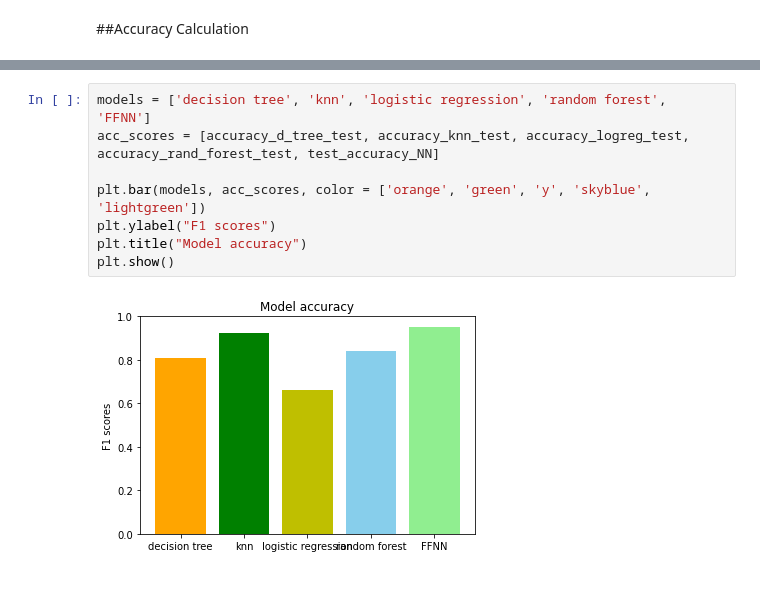
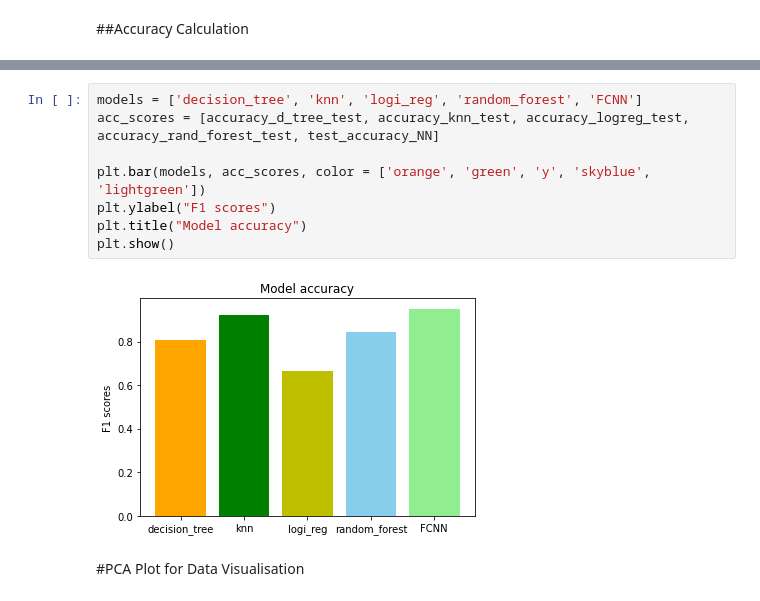
Before and after one commit to chiranjanroy/gr-limesdr, a Jupyter notebook: CS725_FML_Course_project.ipynb, the cells around one changed output, grey strips where cells are left out. Drawn from its saved outputs; the diff is of its cells as text.

```diff
--- a/CS725_FML_Course_project.ipynb
+++ b/CS725_FML_Course_project.ipynb
@@ -657,10 +659,12 @@ plt.show()
 # %%
-models = ['decision tree', 'knn', 'logistic regression', 'random forest', 'FFNN']
+models = ['decision_tree', 'knn', 'logi_reg', 'random_forest', 'FCNN']
 acc_scores = [accuracy_d_tree_test, accuracy_knn_test, accuracy_logreg_test,  accuracy_rand_forest_test, test_accuracy_NN]
 
 plt.bar(models, acc_scores, color = ['orange', 'green', 'y', 'skyblue', 'lightgreen'])
 plt.ylabel("F1 scores")
 plt.title("Model accuracy")
 plt.show()
 # %% [output]
-[figure, old version]
+[figure, new version]
+# %% [markdown]
+#PCA Plot for Data Visualisation
```
Also changed, not shown: parts of 12 cells of this notebook.
